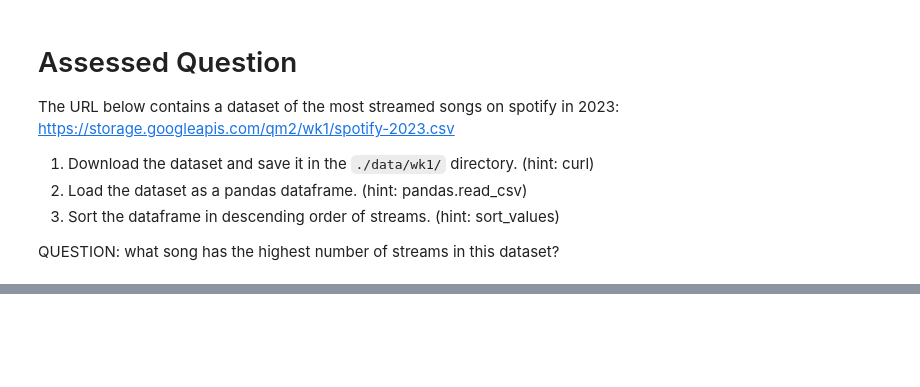
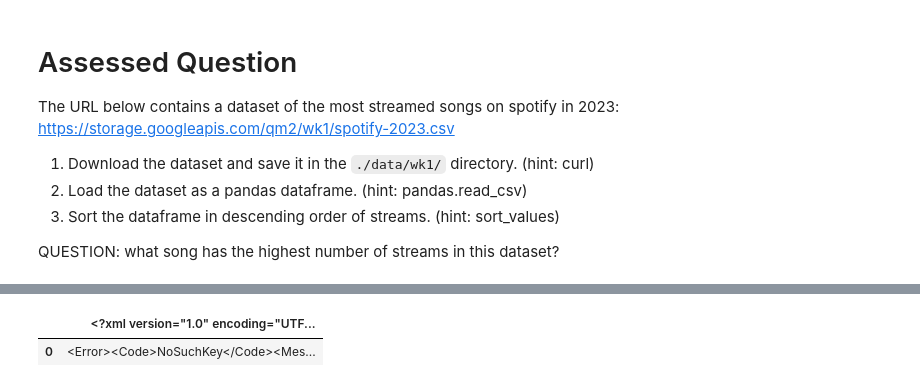
Before and after one commit to emetcalf-vas/QM2, a Jupyter notebook: notebooks/W01_Python_Recap.ipynb, the cells around one changed output, grey strips where cells are left out. Saved outputs shown, nothing was run; the diff lists cells and outputs as text; code cells hidden in the pictures; blank space fills up the shorter version.

```diff
--- a/notebooks/W01_Python_Recap.ipynb
+++ b/notebooks/W01_Python_Recap.ipynb
@@ -227,0 +259,7 @@ spotify_dataset.sort(by="streams", Ascending=False)
+# %%
+spotify_dataset = pandas.read_csv("./data/wk1/spotify-2023.csv")
+spotify_dataset.head()
+#spotify_dataset.sort_values(by="streams", ascending=False).head()
+# %% [output]
+|  | <?xml version="1.0" encoding="UTF... |
+| 0 | <Error><Code>NoSuchKey</Code><Mes... |
```
Also changed, not shown: parts of 9 cells of this notebook.
